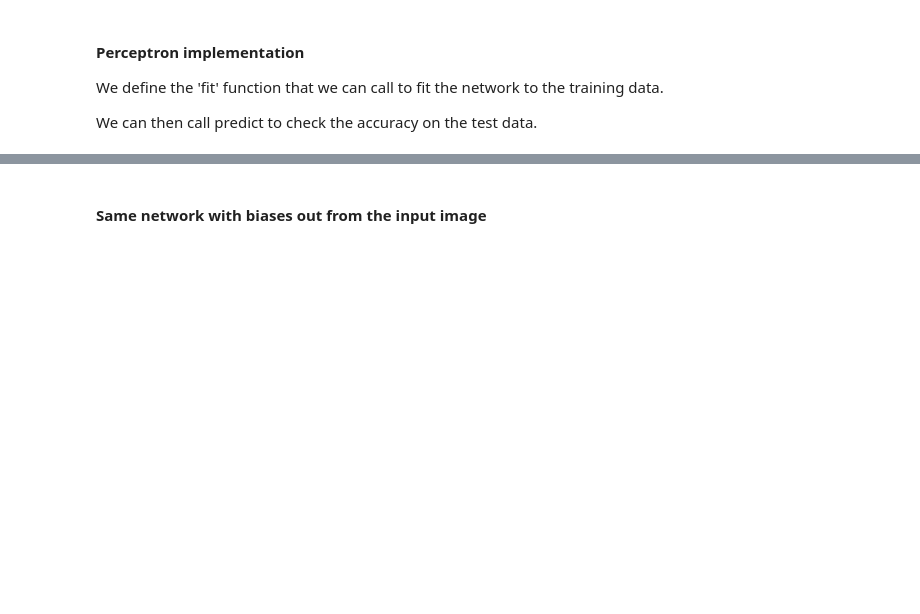
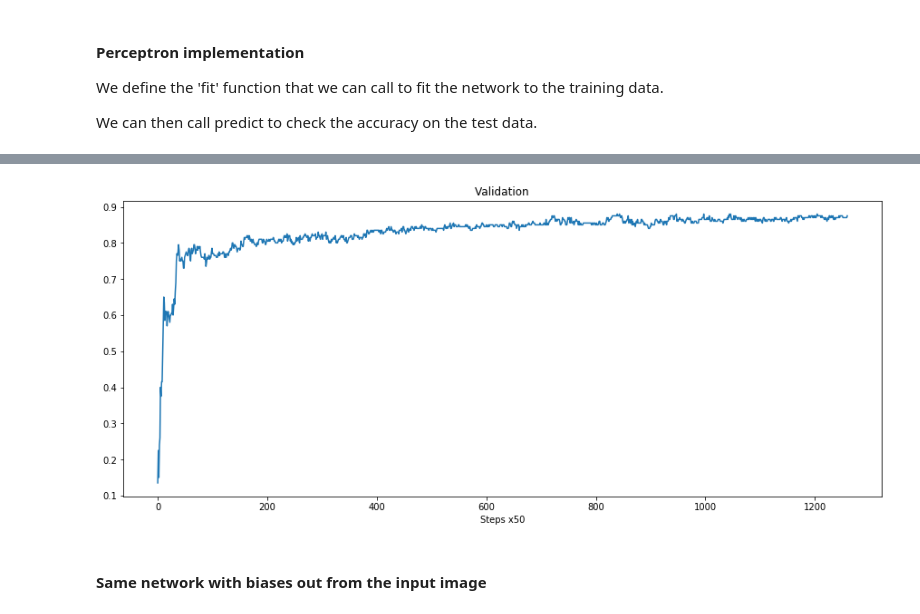
Before and after one commit to ThomasRanvier/bio_inspired_ai, a Jupyter notebook: Perceptron.ipynb, the cells around one changed output, grey strips where cells are left out. Saved outputs shown, nothing was run; the diff lists cells and outputs as text; code cells hidden in the pictures; blank space fills up the shorter version.

```diff
--- a/Perceptron.ipynb
+++ b/Perceptron.ipynb
@@ -87,3 +121,11 @@ Accuracy: 0.8367142857142857
+# %%
+plt.title('Validation')
+plt.plot(acc_h, '-')
+plt.xlabel('Steps x' + str(hist_interval))
+plt.gcf().set_size_inches(15, 6)
+plt.show()
+# %% [output]
+[figure, added]
 # %% [markdown]
 #### Same network with biases out from the input image
 # %%
```
Also changed, not shown: parts of 14 cells of this notebook, 1 other file.
